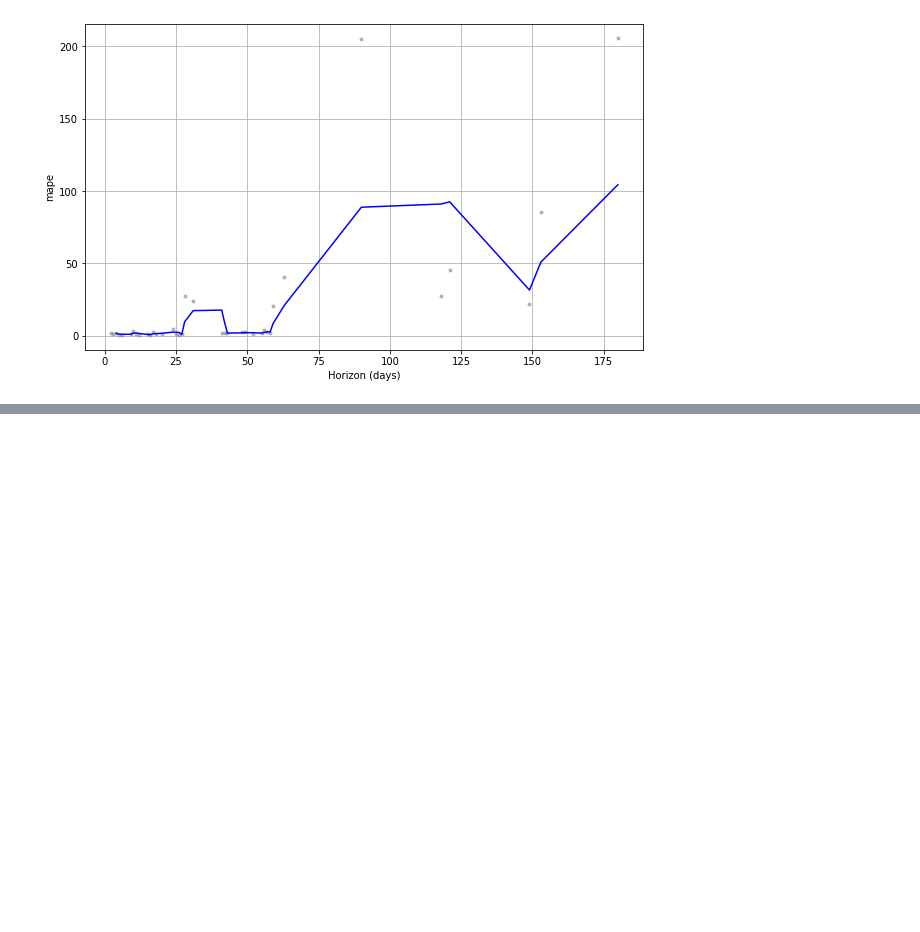
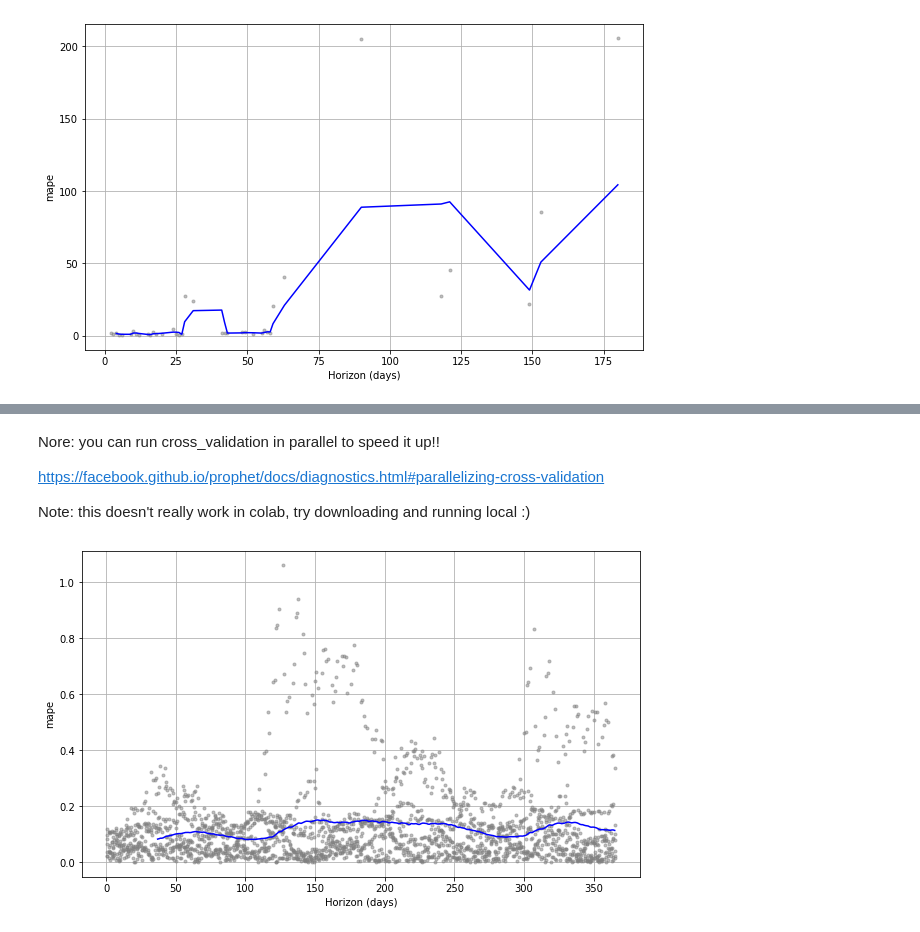
Before and after one commit to gumdropsteve/special_topics_week, a Jupyter notebook: day_03/01_intro_to_prophet.ipynb, the cells around one changed output, grey strips where cells are left out. Saved outputs shown, nothing was run; the diff lists cells and outputs as text; code cells hidden in the pictures; blank space fills up the shorter version.

```diff
--- a/day_03/01_intro_to_prophet.ipynb
+++ b/day_03/01_intro_to_prophet.ipynb
@@ -221,0 +243,6 @@ plot_cross_validation_metric(df_cv.loc[df_cv['y']<50], metric='mape');
+# %%
+df = df[['Date', 'Adj Close']]
+
+df.columns = ['ds', 'y']
+
+df
@@ -221,0 +263,6 @@ plot_cross_validation_metric(df_cv.loc[df_cv['y']<50], metric='mape');
+# %%
+from fbprophet import Prophet
+
+m = Prophet()
+# %%
+m.fit(df)
@@ -221,0 +318,9 @@ plot_cross_validation_metric(df_cv.loc[df_cv['y']<50], metric='mape');
+# %%
+%%time
+df_cv = cross_validation(m,
+                         initial='1825 days',  # 5 years to start
+                         period='180 days',  # then make a prediction every 6 months
+                         horizon='365 days'  # predict a whole year each prediction
+                         )
+
+df_cv
@@ -221,0 +331,6 @@ plot_cross_validation_metric(df_cv.loc[df_cv['y']<50], metric='mape');
+# %% [markdown]
+Nore: you can run cross_validation in parallel to speed it up!!
+
+https://facebook.github.io/prophet/docs/diagnostics.html#parallelizing-cross-validation
+
+Note: this doesn't really work in colab, try downloading and running local :)
@@ -221,0 +347,4 @@ plot_cross_validation_metric(df_cv.loc[df_cv['y']<50], metric='mape');
+# %%
+plot_cross_validation_metric(df_cv, metric='mape');
+# %% [output]
+[figure, added]
```
Also changed, not shown: parts of 16 cells of this notebook.
